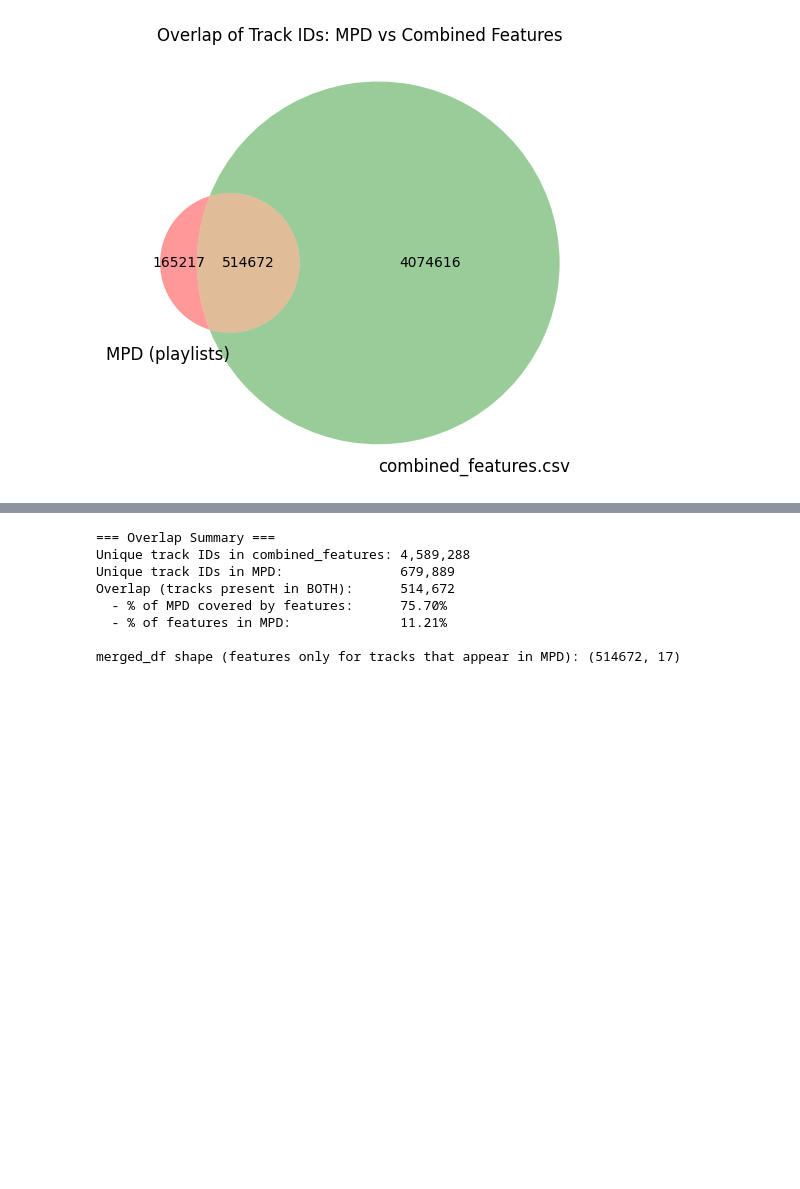
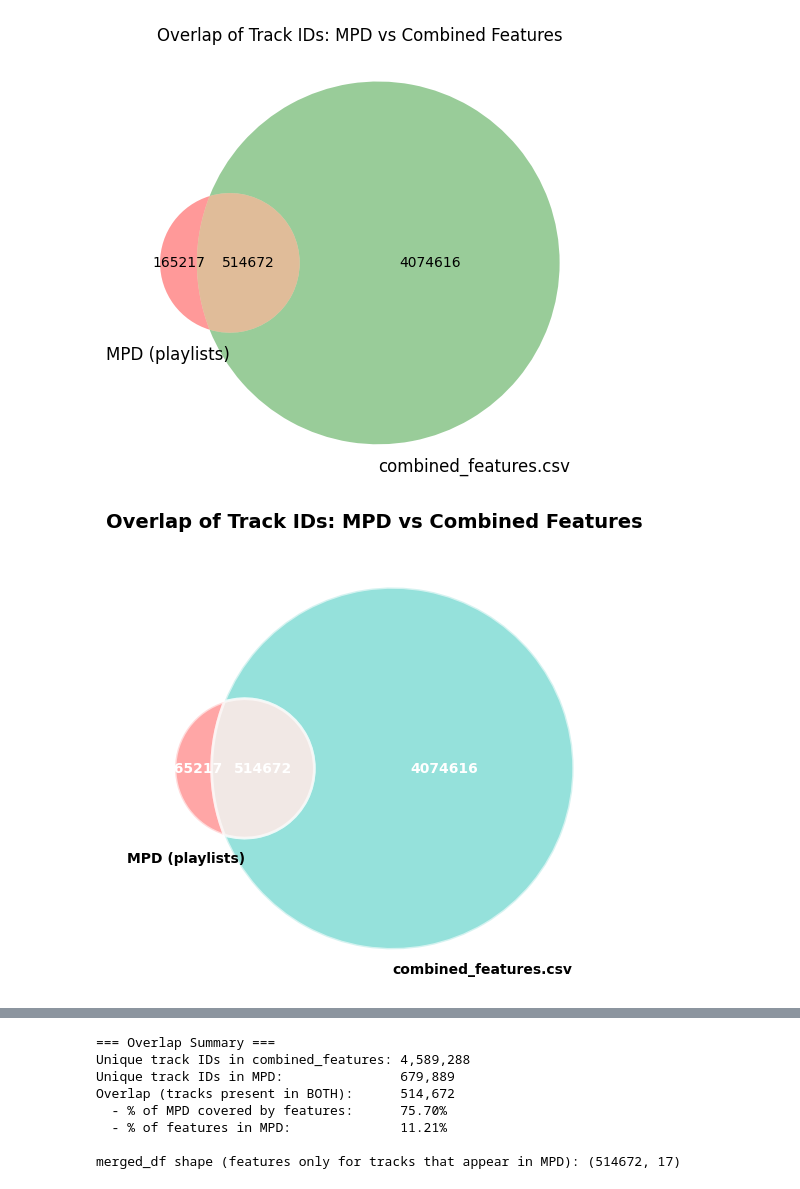
Before and after one commit to KieranSatheesan/Music_Recommender, a Jupyter notebook: notebooks/04_overlap.ipynb, the cells around one changed output, grey strips where cells are left out. Cells and saved outputs as stored; diff of their text form; code cells hidden in the pictures; blank space fills up the shorter version.

```diff
--- a/notebooks/04_overlap.ipynb
+++ b/notebooks/04_overlap.ipynb
@@ -172,3 +172,61 @@ plt.title("Overlap of Track IDs: MPD vs Combined Features")
 plt.show()
 # %% [output]
 [figure]
+# %%
+if "venn2" not in globals():
+    try:
+        from matplotlib_venn import venn2
+    except Exception as e:
+        print("Could not import matplotlib_venn. Install it with:")
+        print("  pip install matplotlib-venn")
+        raise e
+
+# Color options - feel free to change these!
+color_mpd = '#FF6B6B'           # Coral Red for MPD
+color_features = '#4ECDC4'      # Turquoise for Features
+alpha_value = 0.6               # Transparency (0-1)
+edge_color = 'white'            # Border color
+edge_width = 2                  # Border thickness
+
+plt.figure(figsize=(12, 5))  # Wider figure
+ax = plt.subplot(111)
+
+v = venn2(
+    subsets=(
+        n_mpd - n_intersection,      # MPD only
+        n_feat - n_intersection,     # Features only
+        n_intersection               # Both
+    ),
+    set_labels=("MPD (playlists)", "combined_features.csv"),
+    set_colors=(color_mpd, color_features),
+    alpha=alpha_value,
+    ax=ax
+)
+
+# Set aspect ratio to keep circles circular
+ax.set_aspect('equal')
+
+# Customize the patches (circles)
+for patch in v.patches:
+    if patch:
+        patch.set_edgecolor(edge_color)
+        patch.set_linewidth(edge_width)
+
+# Customize text styling
+for text in v.set_labels:
+    if text:
+        text.set_fontsize(10)
+        text.set_fontweight('bold')
+
+for text in v.subset_labels:
+    if text:
+        text.set_fontsize(10)
+        text.set_fontweight('bold')
+        text.set_color('white')
+
+plt.title("Overlap of Track IDs: MPD vs Combined Features",
+          fontsize=14, fontweight='bold', pad=20)
+plt.tight_layout()
+plt.show()
+# %% [output]
+[figure, added]
```
Also changed, not shown: parts of 2 cells of this notebook, 1 other file.
